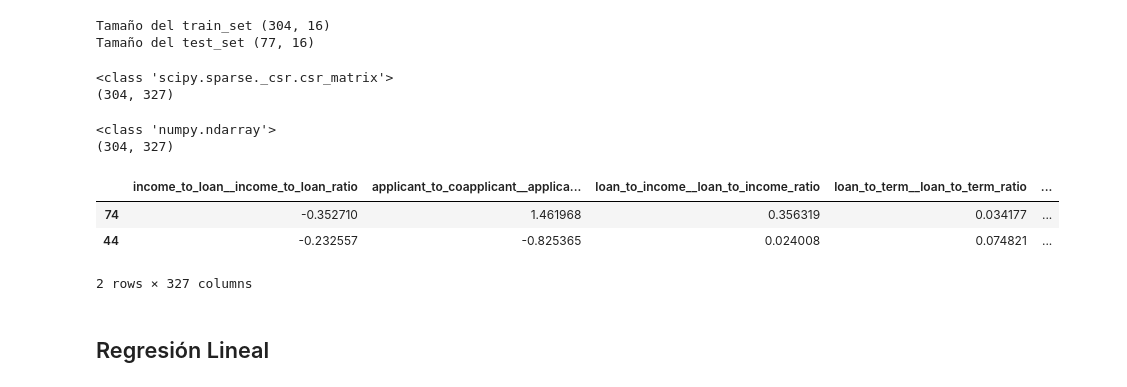
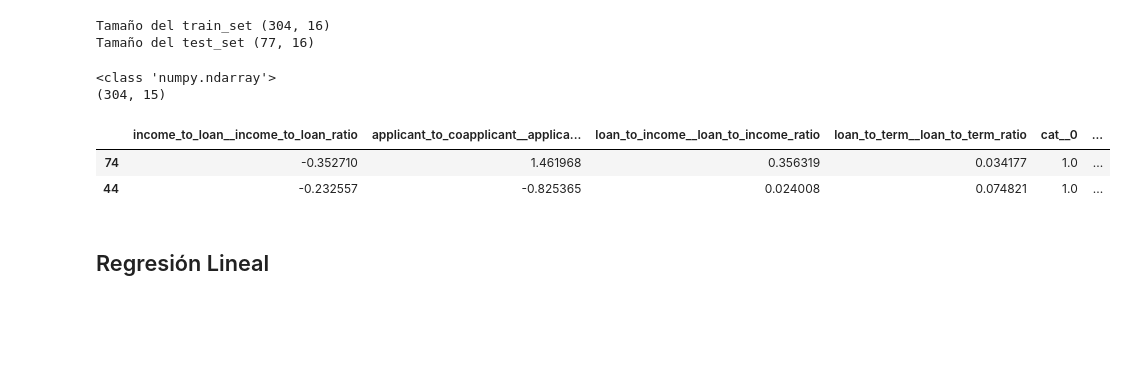
Before and after one commit to LuisDavid01/notebook-proyecto-big-data, a Jupyter notebook: SC-707_G7_Propuesta de proyecto.ipynb, the cells around one changed output. Saved outputs shown, nothing was run; the diff lists cells and outputs as text; code cells hidden in the pictures; blank space fills up the shorter version.

```diff
--- a/SC-707_G7_Propuesta de proyecto.ipynb
+++ b/SC-707_G7_Propuesta de proyecto.ipynb
@@ -815,10 +814,11 @@ loan_to_term_pipeline = make_pipeline(
     FunctionTransformer(loan_to_term, feature_names_out=loan_to_term_name),
     StandardScaler()
 )
-# Pipeline para variables categóricas
-cat_pipeline = make_pipeline(
+from category_encoders import CountEncoder
+# Pipeline para variables categóricas Ordinal
+cat_count_pipeline = make_pipeline(
     SimpleImputer(strategy="most_frequent"),
-    OneHotEncoder(handle_unknown="ignore")
+    CountEncoder()
 )
 
 # Pipeline para variables numéricas restantes
@@ -832,7 +832,7 @@ preprocessing = ColumnTransformer([
     ("applicant_to_coapplicant", applicant_to_coapplicant_pipeline, ["ApplicantIncome", "CoapplicantIncome"]),
     ("loan_to_income", loan_to_income_pipeline, ["ApplicantIncome", "CoapplicantIncome", "LoanAmount"]),
     ("loan_to_term", loan_to_term_pipeline, ["LoanAmount", "Loan_Amount_Term"]),
-    ("cat", cat_pipeline, make_column_selector(dtype_include=object))
+    ("cat", cat_count_pipeline, make_column_selector(dtype_include=object))  # <-- actualizamos esto
 ], remainder=default_num_pipeline)
 # %%
 # Aplica el preprocesamiento automátizado
@@ -840,25 +840,17 @@ X = preprocessing.fit_transform(prestamostrain)
 print(type(X))
 print(X.shape)
 # %% [output]
-<class 'scipy.sparse._csr.csr_matrix'>
-(304, 327)
+<class 'numpy.ndarray'>
+(304, 15)
-# %%
-X_dispersa = X_prestamos.toarray()
-print(type(X_dispersa))
-print(X_dispersa.shape)
-# %% [output]
-<class 'numpy.ndarray'>
-(304, 327)
 # %%
-prestamostrainProc = pd.DataFrame(X_dispersa,
+prestamostrainProc = pd.DataFrame(X,
                                columns=preprocessing.get_feature_names_out(),
                                index=prestamostrain.index)
 prestamostrainProc.head(2)
 # %% [output]
-|  | income_to_loan__income_to_loan_ratio | applicant_to_coapplicant__applica... | loan_to_income__loan_to_income_ratio | loan_to_term__loan_to_term_ratio | ... |
-| 74 | -0.352710 | 1.461968 | 0.356319 | 0.034177 | ... |
-| 44 | -0.232557 | -0.825365 | 0.024008 | 0.074821 | ... |
+|  | income_to_loan__income_to_loan_ratio | applicant_to_coapplicant__applica... | loan_to_income__loan_to_income_ratio | loan_to_term__loan_to_term_ratio | cat__0 | ... |
+| 74 | -0.352710 | 1.461968 | 0.356319 | 0.034177 | 1.0 | ... |
+| 44 | -0.232557 | -0.825365 | 0.024008 | 0.074821 | 1.0 | ... |
-2 rows × 327 columns
 # %% [markdown]
 ## Regresión Lineal
 # %%
```
Also changed, not shown: parts of 21 cells of this notebook.
